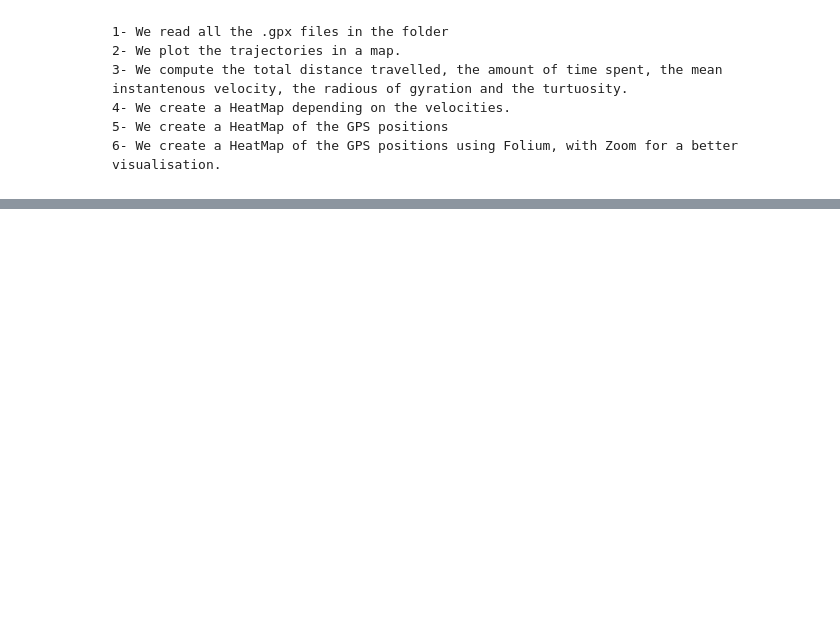
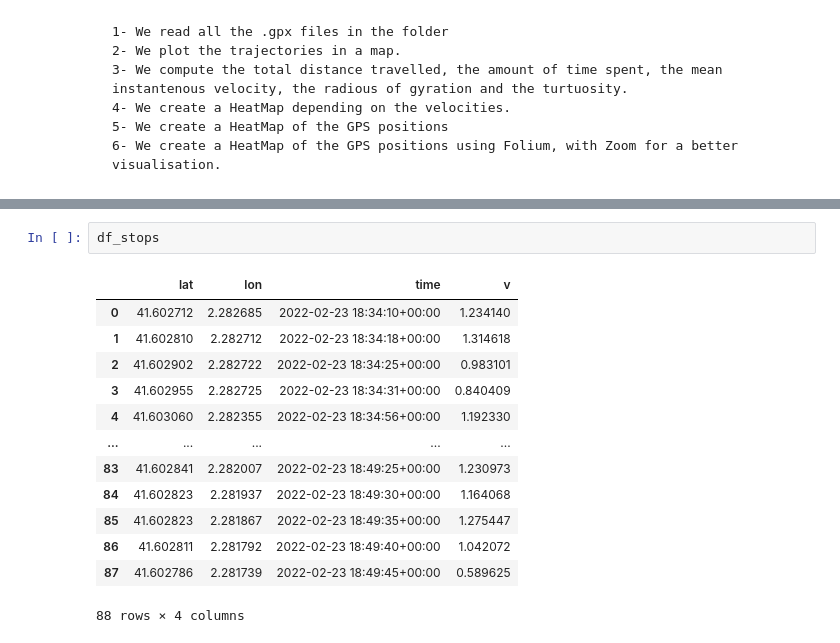
Before and after one commit to ferranlarroyaub/Pedestrian_mobility_Granollers, a Jupyter notebook: mobility.ipynb, the cells around one changed output, grey strips where cells are left out. Drawn from its saved outputs; the diff is of its cells as text; blank space fills up the shorter version.

```diff
--- a/mobility.ipynb
+++ b/mobility.ipynb
@@ -571,0 +900,16 @@ Text(0, 0.5, 'Fraction of stops')
+# %%
+df_stops
+# %% [output]
+|  | lat | lon | time | v |
+| 0 | 41.602712 | 2.282685 | 2022-02-23 18:34:10+00:00 | 1.234140 |
+| 1 | 41.602810 | 2.282712 | 2022-02-23 18:34:18+00:00 | 1.314618 |
+| 2 | 41.602902 | 2.282722 | 2022-02-23 18:34:25+00:00 | 0.983101 |
+| 3 | 41.602955 | 2.282725 | 2022-02-23 18:34:31+00:00 | 0.840409 |
+| 4 | 41.603060 | 2.282355 | 2022-02-23 18:34:56+00:00 | 1.192330 |
+| ... | ... | ... | ... | ... |
+| 83 | 41.602841 | 2.282007 | 2022-02-23 18:49:25+00:00 | 1.230973 |
+| 84 | 41.602823 | 2.281937 | 2022-02-23 18:49:30+00:00 | 1.164068 |
+| 85 | 41.602823 | 2.281867 | 2022-02-23 18:49:35+00:00 | 1.275447 |
+| 86 | 41.602811 | 2.281792 | 2022-02-23 18:49:40+00:00 | 1.042072 |
+| 87 | 41.602786 | 2.281739 | 2022-02-23 18:49:45+00:00 | 0.589625 |
+88 rows × 4 columns
```
Also changed, not shown: parts of 24 cells of this notebook, 1 other file.
